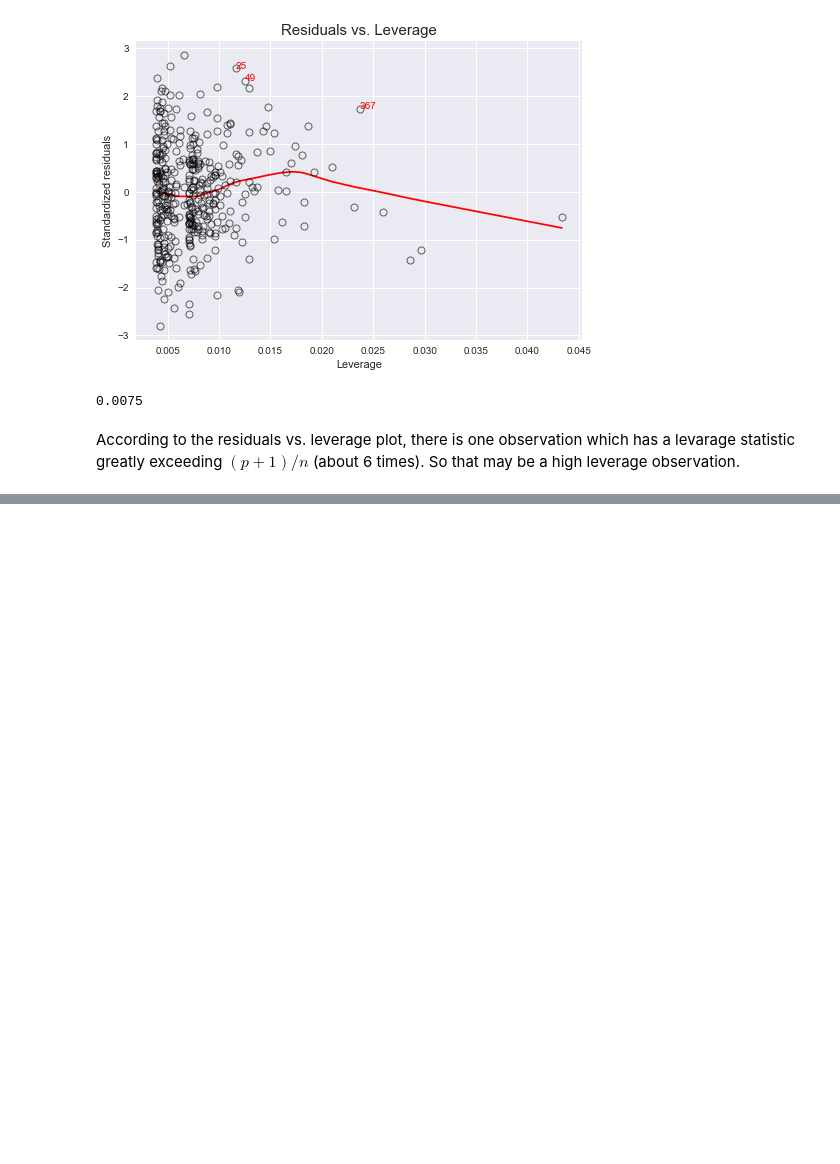
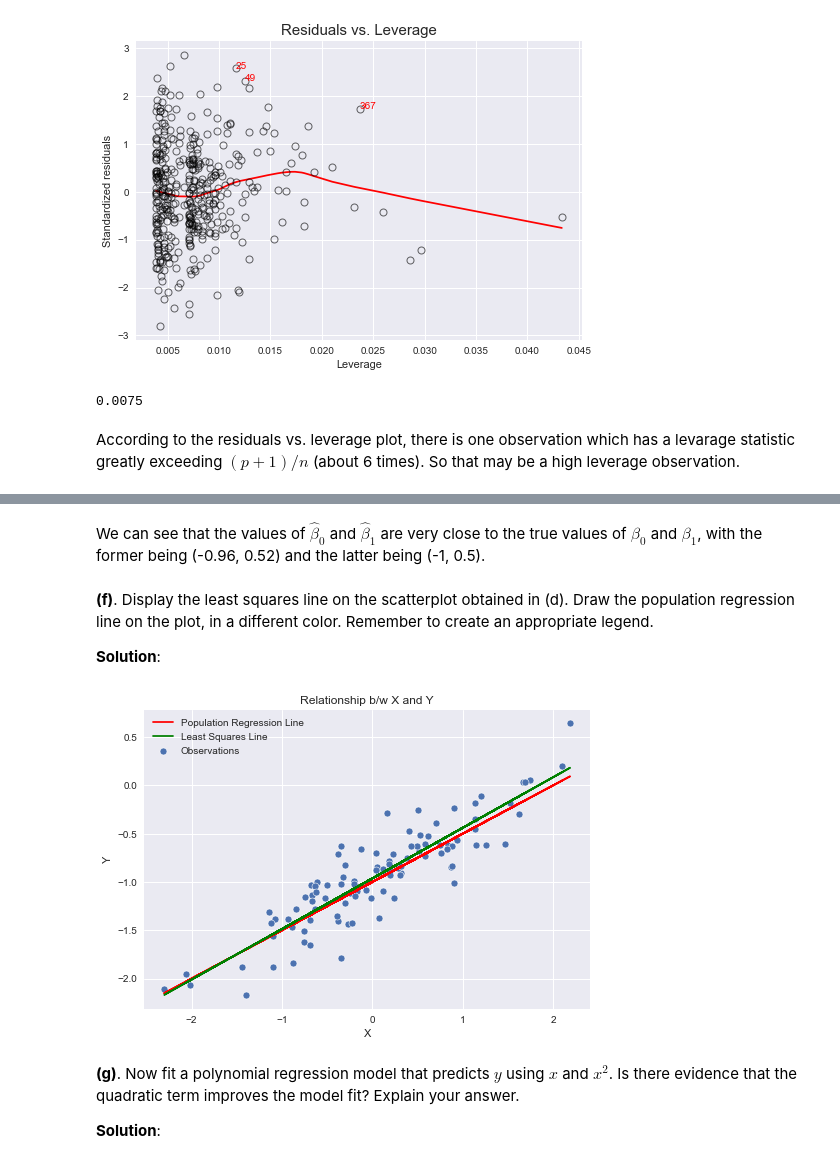
Before and after one commit to chenyulue/ISLP, a Jupyter notebook: Ch03-Linear_Regression_Exercises.ipynb, the cells around one changed output, grey strips where cells are left out. Drawn from its saved outputs; the diff is of its cells as text; code cells hidden in the pictures; blank space fills up the shorter version.

```diff
--- a/Ch03-Linear_Regression_Exercises.ipynb
+++ b/Ch03-Linear_Regression_Exercises.ipynb
@@ -684,0 +934,4 @@ According to the residuals vs. leverage plot, there is one observation which has
+# %%
+data = pd.DataFrame({'X':X, 'Y':Y})
+lm_fit = smf.ols('Y~X', data).fit()
+lm_fit.summary()
@@ -684,0 +958,24 @@ According to the residuals vs. leverage plot, there is one observation which has
+# %% [markdown]
+We can see that the values of $\hat{\beta}_0$ and $\hat{\beta}_1$ are very close to the true values of $\beta_0$ and $\beta_1$, with the former being (-0.96, 0.52) and the latter being (-1, 0.5).
+# %% [markdown]
+**(f)**. Display the least squares line on the scatterplot obtained in (d). Draw the population regression line on the plot, in a different color. Remember to create an appropriate legend.
+
+**Solution**:
+# %%
+Y_pop = -1 + 0.5*X
+sns.scatterplot(x=X, y=Y, label='Observations')
+plt.plot(X, Y_pop, label='Population Regression Line',
+         color='red')
+plt.plot(X, lm_fit.fittedvalues,
+         label='Least Squares Line',
+         color='green')
+plt.gca().set(xlabel='X',
+              ylabel='Y',
+              title='Relationship b/w X and Y')
+plt.legend();
+# %% [output]
+[figure, added]
+# %% [markdown]
+**(g)**. Now fit a polynomial regression model that predicts $y$ using $x$ and $x^2$. Is there evidence that the quadratic term improves the model fit? Explain your answer.
+
+**Solution**:
```
Also changed, not shown: parts of 85 cells of this notebook.
